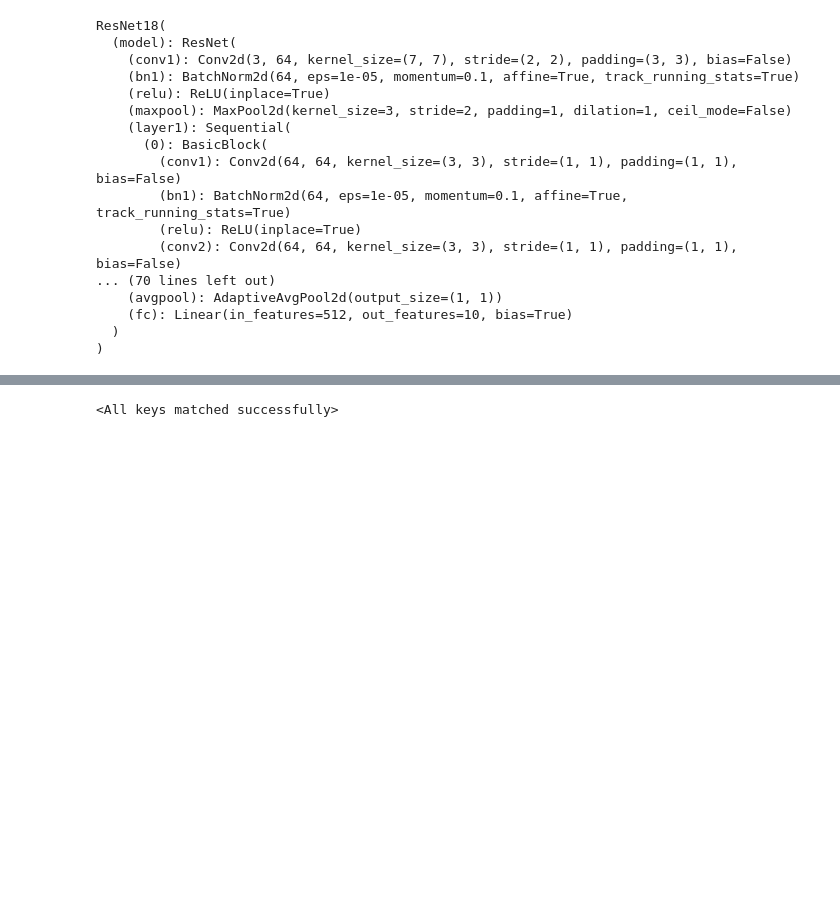
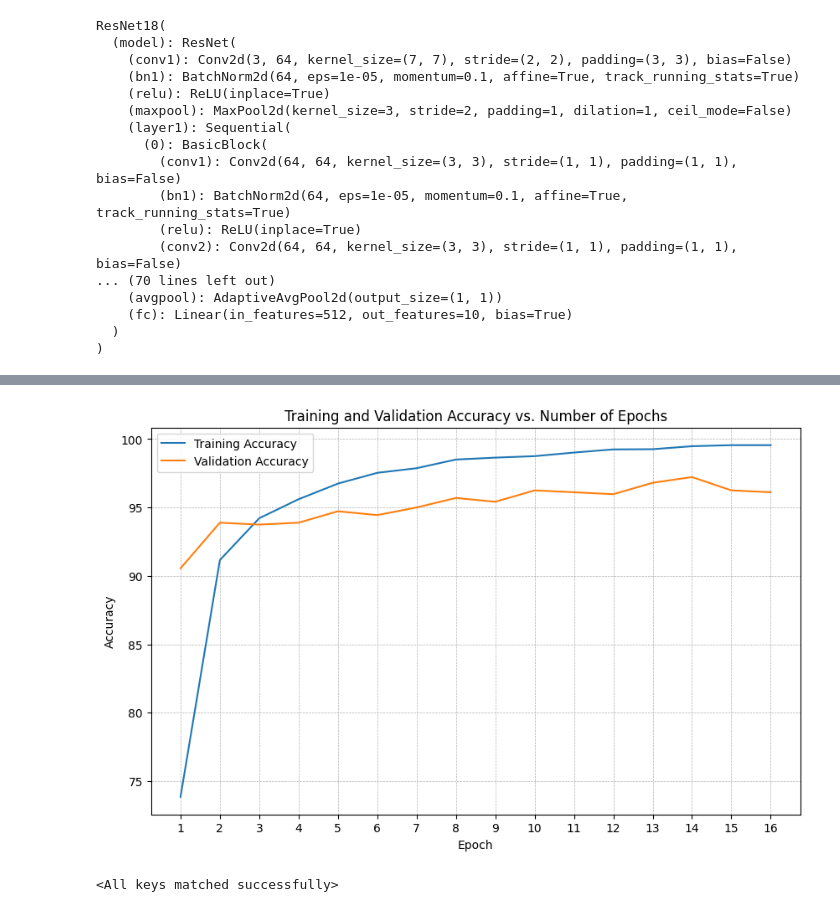
Before and after one commit to s-sajid/aerial-city-image-classifier, a Jupyter notebook: models/resnet18_model.ipynb, the cells around one changed output, grey strips where cells are left out. Drawn from its saved outputs; the diff is of its cells as text; code cells hidden in the pictures; blank space fills up the shorter version.

```diff
--- a/models/resnet18_model.ipynb
+++ b/models/resnet18_model.ipynb
@@ -377,3 +410,17 @@ plt.show()
+# %%
+# Plotting accuracy vs. epochs.
+plt.figure(figsize=(10, 6))
+plt.plot(range(1, len(train_acc_list) + 1), train_acc_list, label='Training Accuracy')
+plt.plot(range(1, len(val_acc_list) + 1), val_acc_list, label='Validation Accuracy')
+plt.xlabel('Epoch')
+plt.ylabel('Accuracy')
+plt.title('Training and Validation Accuracy vs. Number of Epochs')
+plt.legend()
+plt.grid(True, which='both', axis='both', linestyle='--', linewidth=0.5)
+plt.xticks(range(1, len(train_acc_list) + 1))
+plt.show()
+# %% [output]
+[figure, added]
 # %%
 # Load the best model.
 net = ResNet18(len(classes))
```
Also changed, not shown: parts of 6 cells of this notebook, 1 other file.
